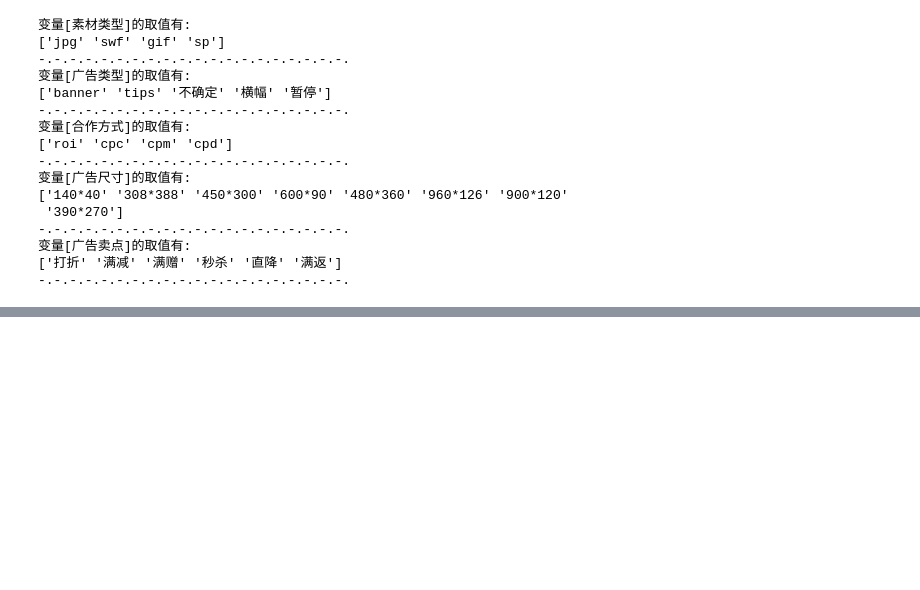
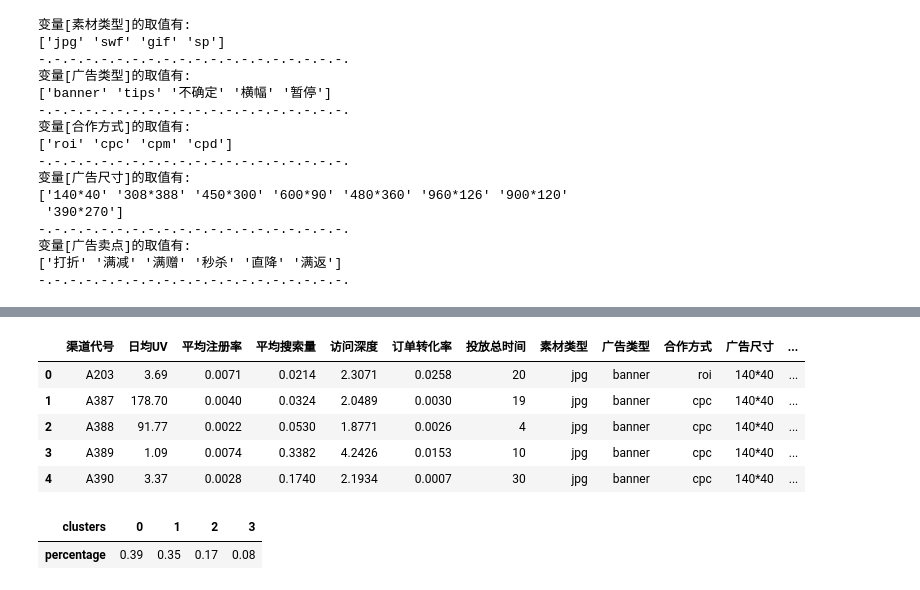
Before and after one commit to linyuexi/commity_exercise, a Jupyter notebook: 广告效果.ipynb, the cells around one changed output, grey strips where cells are left out. Cells and saved outputs as stored; diff of their text form; code cells hidden in the pictures; blank space fills up the shorter version.

```diff
--- a/广告效果.ipynb
+++ b/广告效果.ipynb
@@ -58,5 +58,5 @@ for x in cols:
 -.-.-.-.-.-.-.-.-.-.-.-.-.-.-.-.-.-.-.-.
 # %%
 
-model_ohe=OneHotEncoder(sparse=True)
+model_ohe=OneHotEncoder(sparse=False)
 ohe_matrix=model_ohe.fit_transform(raw_data2[cols])
@@ -82,0 +84,16 @@ print(ohe_matrix)
+# %%
+score_list=[]
+silhouette_int=-1
+for n_clusters in range(2,8):
+    model_kmeans=KMeans(n_clusters=n_clusters)
+    labels_tmp=model_kmeans.fit_predict(X)
+    silhouette_tmp=silhouette_score(X,labels_tmp)
+    if silhouette_tmp>silhouette_int:
+        best_k=n_clusters
+        silhouette_int=silhouette_tmp
+        best_kmeans=model_kmeans
+        cluster_labels_k=labels_tmp
+    score_list.append([n_clusters,silhouette_tmp])
+print('{:*^60}'.format('k值对应的轮廓系数：'))
+print(np.array(score_list))
+print('最优的K值是:{}\n',best_k,silhouette_int)
@@ -82,0 +113,9 @@ print(ohe_matrix)
+# %%
+merge_data.head()
+# %% [output]
+|  | 渠道代号 | 日均UV | 平均注册率 | 平均搜索量 | 访问深度 | 订单转化率 | 投放总时间 | 素材类型 | 广告类型 | 合作方式 | 广告尺寸 | ... |
+| 0 | A203 | 3.69 | 0.0071 | 0.0214 | 2.3071 | 0.0258 | 20 | jpg | banner | roi | 140*40 | ... |
+| 1 | A387 | 178.70 | 0.0040 | 0.0324 | 2.0489 | 0.0030 | 19 | jpg | banner | cpc | 140*40 | ... |
+| 2 | A388 | 91.77 | 0.0022 | 0.0530 | 1.8771 | 0.0026 | 4 | jpg | banner | cpc | 140*40 | ... |
+| 3 | A389 | 1.09 | 0.0074 | 0.3382 | 4.2426 | 0.0153 | 10 | jpg | banner | cpc | 140*40 | ... |
+| 4 | A390 | 3.37 | 0.0028 | 0.1740 | 2.1934 | 0.0007 | 30 | jpg | banner | cpc | 140*40 | ... |
@@ -82,0 +126,5 @@ print(ohe_matrix)
+# %%
+clustering_ratio
+# %% [output]
+| clusters | 0 | 1 | 2 | 3 |
+| percentage | 0.39 | 0.35 | 0.17 | 0.08 |
```
Also changed, not shown: parts of 15 cells of this notebook, 3 other files.
